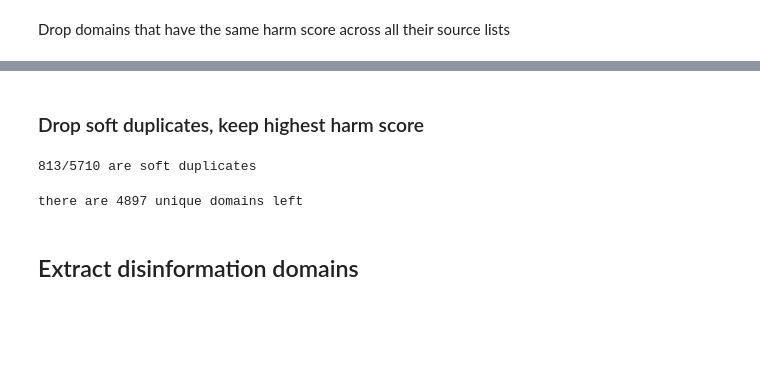
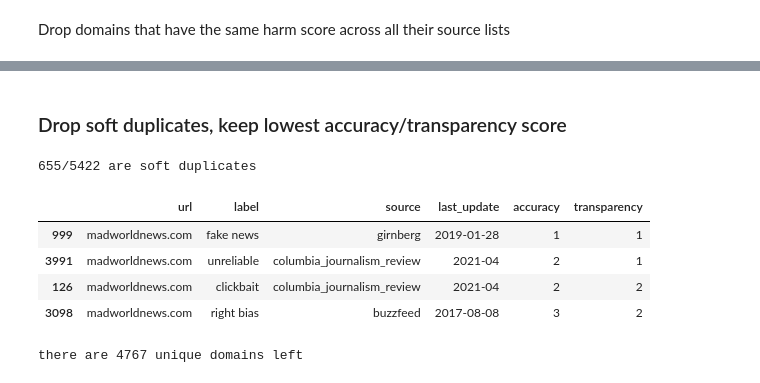
Before and after one commit to JanaLasser/misinformation_domains, a Jupyter notebook: clean_misinformation_domains.ipynb, the cells around one changed output, grey strips where cells are left out. Cells and saved outputs as stored; diff of their text form; code cells hidden in the pictures; blank space fills up the shorter version.

```diff
--- a/clean_misinformation_domains.ipynb
+++ b/clean_misinformation_domains.ipynb
@@ -197,9 +193,11 @@ domain_list = domain_list.drop_duplicates(subset=['url', 'harm_score'])
+# %%
+labeled_domains = labeled_domains.drop_duplicates(subset=['url', 'accuracy', 'transparency'])
 # %% [markdown]
-### Drop soft duplicates, keep highest harm score
+### Drop soft duplicates, keep lowest accuracy/transparency score
 # %%
 print('{}/{} are soft duplicates'.format(\
-    len(domain_list) - len(domain_list['url'].unique()),
-    len(domain_list)))
+    len(labeled_domains) - len(labeled_domains['url'].unique()),
+    len(labeled_domains)))
 # %% [output]
-813/5710 are soft duplicates
+655/5422 are soft duplicates
 # %%
@@ -207,3 +205,11 @@ domain_counts = domain_list['url'].value_counts()
 soft_duplicates = domain_counts[domain_counts > 1].index
+# %%
+labeled_domains[labeled_domains['url'] == 'madworldnews.com'].sort_values(by=["accuracy", "transparency"])
+# %% [output]
+|  | url | label | source | last_update | accuracy | transparency |
+| 999 | madworldnews.com | fake news | girnberg | 2019-01-28 | 1 | 1 |
+| 3991 | madworldnews.com | unreliable | columbia_journalism_review | 2021-04 | 2 | 1 |
+| 126 | madworldnews.com | clickbait | columbia_journalism_review | 2021-04 | 2 | 2 |
+| 3098 | madworldnews.com | right bias | buzzfeed | 2017-08-08 | 3 | 2 |
 # %%
 for sd in soft_duplicates:
@@ -218,8 +222,6 @@ assert len(domain_list) == len(domain_list['url'].unique())
 # %%
-print('there are {} unique domains left'.format(len(domain_list)))
+print('there are {} unique domains left'.format(len(labeled_domains)))
 # %% [output]
-there are 4897 unique domains left
+there are 4767 unique domains left
 # %%
 domain_list.to_csv('data/clean/domain_list_clean.csv', index=False)
-# %% [markdown]
-## Extract disinformation domains
```
Also changed, not shown: parts of 33 cells of this notebook.
